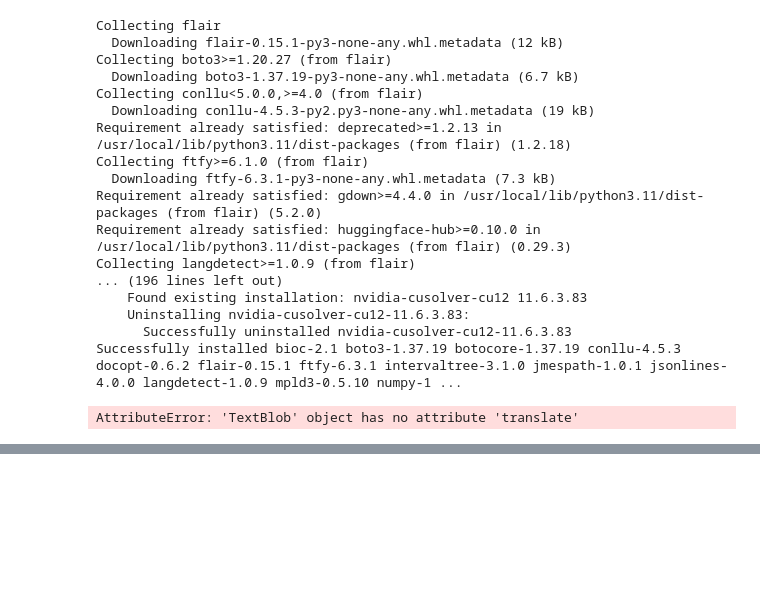
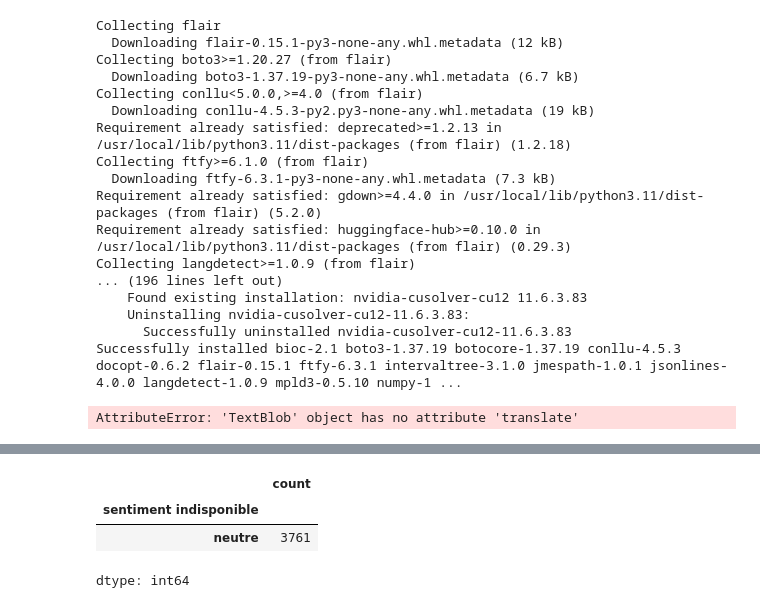
Before and after one commit to LelouchFT/Traitement-du-texte-Python, a Jupyter notebook: Chapitre-3-Nettoyage-Extraction-texte.ipynb, the cells around one changed output, grey strips where cells are left out. Saved outputs shown, nothing was run; the diff lists cells and outputs as text; code cells hidden in the pictures; blank space fills up the shorter version.

```diff
--- a/Chapitre-3-Nettoyage-Extraction-texte.ipynb
+++ b/Chapitre-3-Nettoyage-Extraction-texte.ipynb
@@ -324,0 +322,7 @@ TypeError: The `text` argument passed to `__init__(text)` must be a string, not
+# %%
+df_pretraite['sentiment indisponible'].value_counts()
+# %% [output]
+|  | count |
+| sentiment indisponible |  |
+| neutre | 3761 |
+dtype: int64
```
Also changed, not shown: parts of 3 cells of this notebook.
